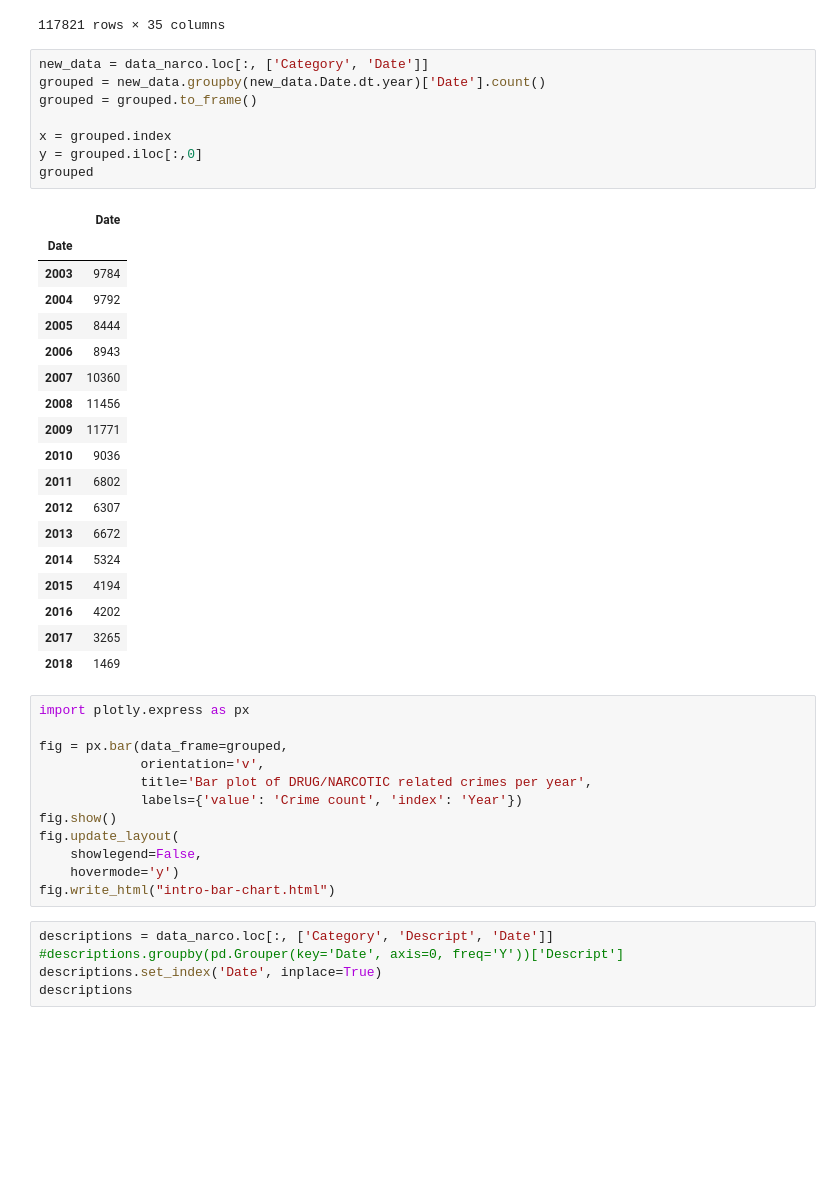
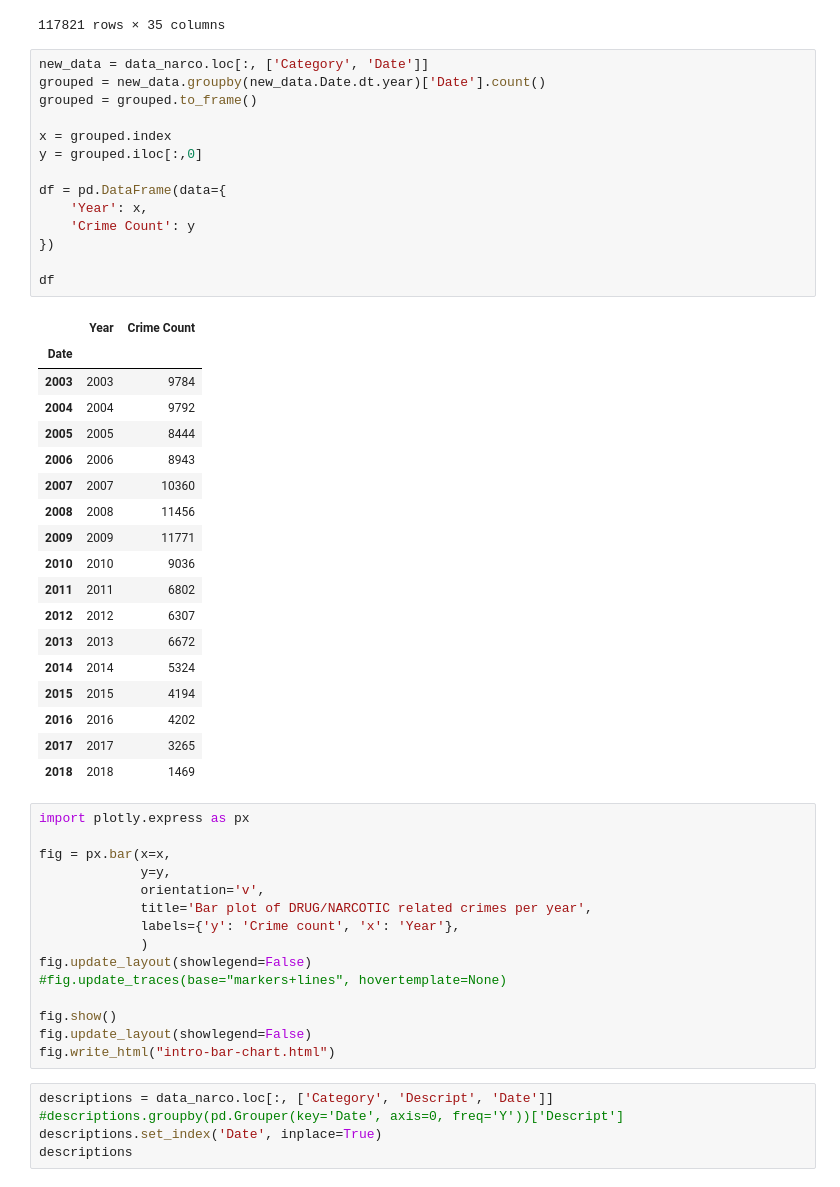
Before and after one commit to nojan2001/nojan2001.github.io, a Jupyter notebook: Week8_Part2_Assignment2.ipynb, the cells around one changed output. Saved outputs shown, nothing was run; the diff lists cells and outputs as text; blank space fills up the shorter version.

```diff
--- a/Week8_Part2_Assignment2.ipynb
+++ b/Week8_Part2_Assignment2.ipynb
@@ -54,41 +54,50 @@ data_narco
 # %%
 new_data = data_narco.loc[:, ['Category', 'Date']]
 grouped = new_data.groupby(new_data.Date.dt.year)['Date'].count()
 grouped = grouped.to_frame()
 
 x = grouped.index
 y = grouped.iloc[:,0]
-grouped
+
+df = pd.DataFrame(data={
+    'Year': x,
+    'Crime Count': y
+})
+
+df
 # %% [output]
-|  | Date |
-| Date |  |
-| 2003 | 9784 |
-| 2004 | 9792 |
-| 2005 | 8444 |
-| 2006 | 8943 |
-| 2007 | 10360 |
-| 2008 | 11456 |
-| 2009 | 11771 |
-| 2010 | 9036 |
-| 2011 | 6802 |
-| 2012 | 6307 |
-| 2013 | 6672 |
-| 2014 | 5324 |
-| 2015 | 4194 |
-| 2016 | 4202 |
-| 2017 | 3265 |
-| 2018 | 1469 |
+|  | Year | Crime Count |
+| Date |  |  |
+| 2003 | 2003 | 9784 |
+| 2004 | 2004 | 9792 |
+| 2005 | 2005 | 8444 |
+| 2006 | 2006 | 8943 |
+| 2007 | 2007 | 10360 |
+| 2008 | 2008 | 11456 |
+| 2009 | 2009 | 11771 |
+| 2010 | 2010 | 9036 |
+| 2011 | 2011 | 6802 |
+| 2012 | 2012 | 6307 |
+| 2013 | 2013 | 6672 |
+| 2014 | 2014 | 5324 |
+| 2015 | 2015 | 4194 |
+| 2016 | 2016 | 4202 |
+| 2017 | 2017 | 3265 |
+| 2018 | 2018 | 1469 |
 # %%
 import plotly.express as px
 
-fig = px.bar(data_frame=grouped,
+fig = px.bar(x=x,
+             y=y,
              orientation='v',
              title='Bar plot of DRUG/NARCOTIC related crimes per year',
-             labels={'value': 'Crime count', 'index': 'Year'})
+             labels={'y': 'Crime count', 'x': 'Year'},
+             )
+fig.update_layout(showlegend=False)
+#fig.update_traces(base="markers+lines", hovertemplate=None)
+
 fig.show()
-fig.update_layout(
-    showlegend=False,
-    hovermode='y')
+fig.update_layout(showlegend=False)
 fig.write_html("intro-bar-chart.html")
 # %%
 descriptions = data_narco.loc[:, ['Category', 'Descript', 'Date']]
```
Also changed, not shown: 1 other file.
